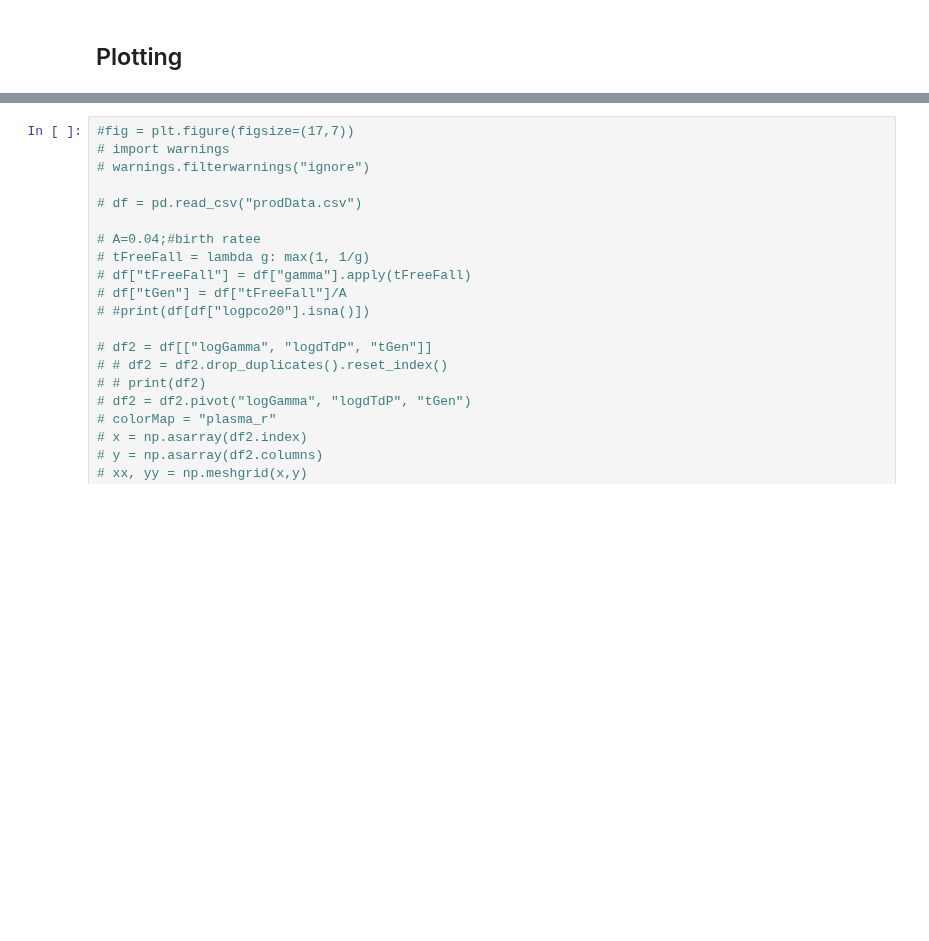
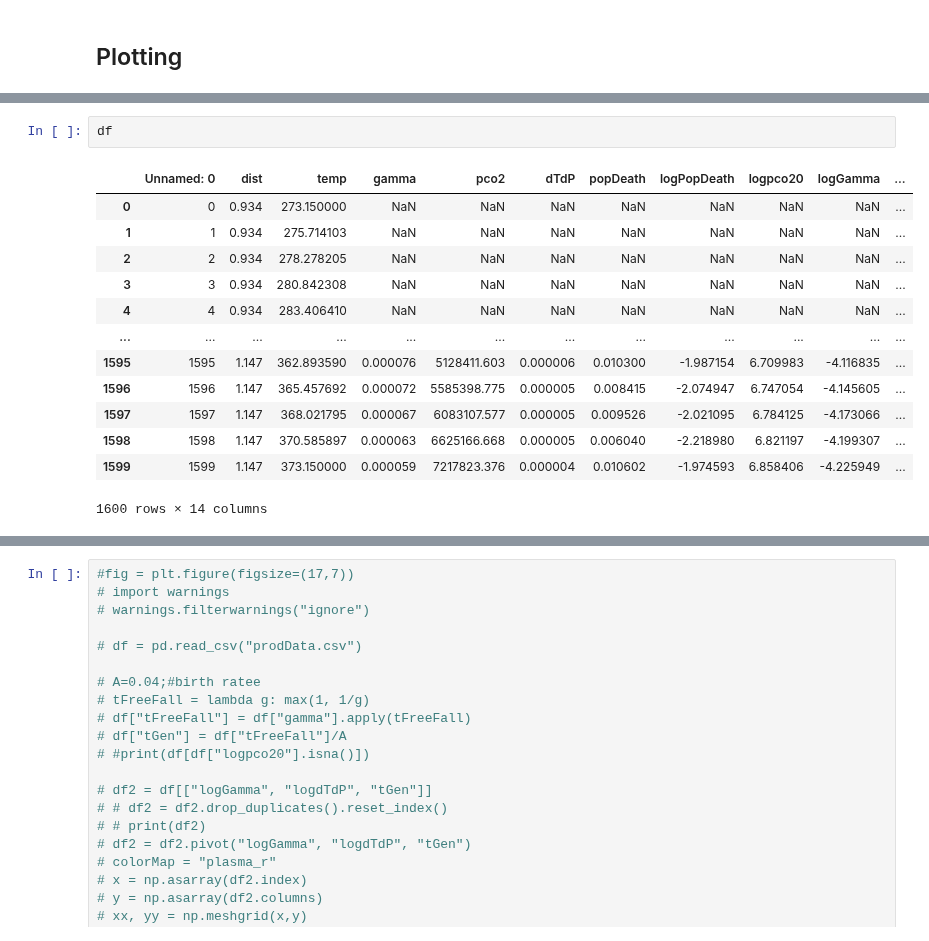
Before and after one commit to ethansav3/coupled_ebm, a Jupyter notebook: model/ebmProduction.ipynb, the cells around one changed output, grey strips where cells are left out. Saved outputs shown, nothing was run; the diff lists cells and outputs as text; blank space fills up the shorter version.

```diff
--- a/model/ebmProduction.ipynb
+++ b/model/ebmProduction.ipynb
@@ -118,0 +223,16 @@ KeyboardInterrupt:
+# %%
+df
+# %% [output]
+|  | Unnamed: 0 | dist | temp | gamma | pco2 | dTdP | popDeath | logPopDeath | logpco20 | logGamma | ... |
+| 0 | 0 | 0.934 | 273.150000 | NaN | NaN | NaN | NaN | NaN | NaN | NaN | ... |
+| 1 | 1 | 0.934 | 275.714103 | NaN | NaN | NaN | NaN | NaN | NaN | NaN | ... |
+| 2 | 2 | 0.934 | 278.278205 | NaN | NaN | NaN | NaN | NaN | NaN | NaN | ... |
+| 3 | 3 | 0.934 | 280.842308 | NaN | NaN | NaN | NaN | NaN | NaN | NaN | ... |
+| 4 | 4 | 0.934 | 283.406410 | NaN | NaN | NaN | NaN | NaN | NaN | NaN | ... |
+| ... | ... | ... | ... | ... | ... | ... | ... | ... | ... | ... | ... |
+| 1595 | 1595 | 1.147 | 362.893590 | 0.000076 | 5128411.603 | 0.000006 | 0.010300 | -1.987154 | 6.709983 | -4.116835 | ... |
+| 1596 | 1596 | 1.147 | 365.457692 | 0.000072 | 5585398.775 | 0.000005 | 0.008415 | -2.074947 | 6.747054 | -4.145605 | ... |
+| 1597 | 1597 | 1.147 | 368.021795 | 0.000067 | 6083107.577 | 0.000005 | 0.009526 | -2.021095 | 6.784125 | -4.173066 | ... |
+| 1598 | 1598 | 1.147 | 370.585897 | 0.000063 | 6625166.668 | 0.000005 | 0.006040 | -2.218980 | 6.821197 | -4.199307 | ... |
+| 1599 | 1599 | 1.147 | 373.150000 | 0.000059 | 7217823.376 | 0.000004 | 0.010602 | -1.974593 | 6.858406 | -4.225949 | ... |
+1600 rows × 14 columns
```
Also changed, not shown: parts of 4 cells of this notebook, 1 other file.
